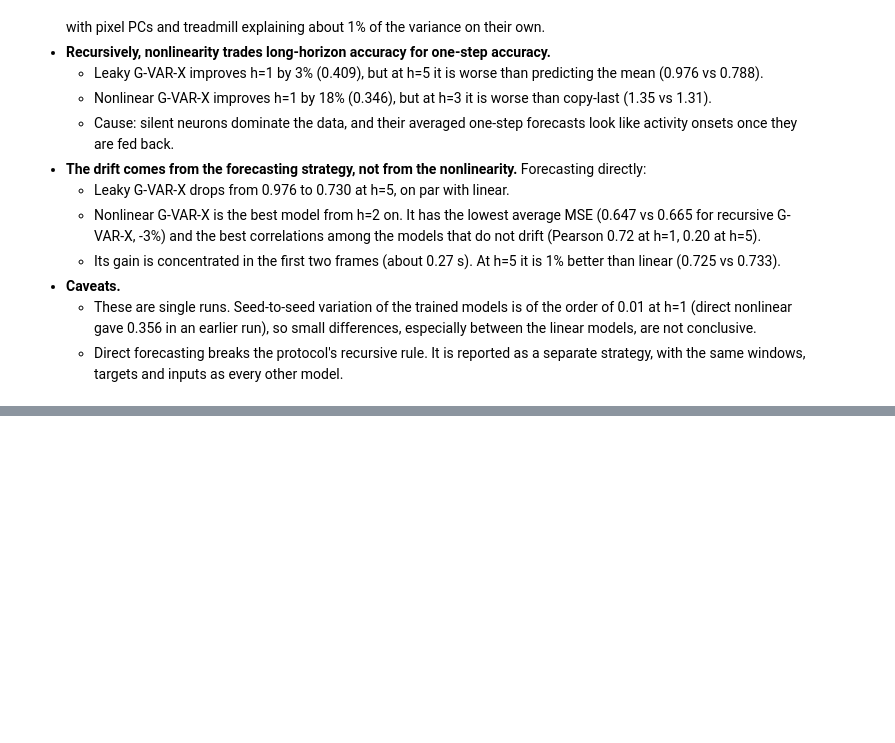
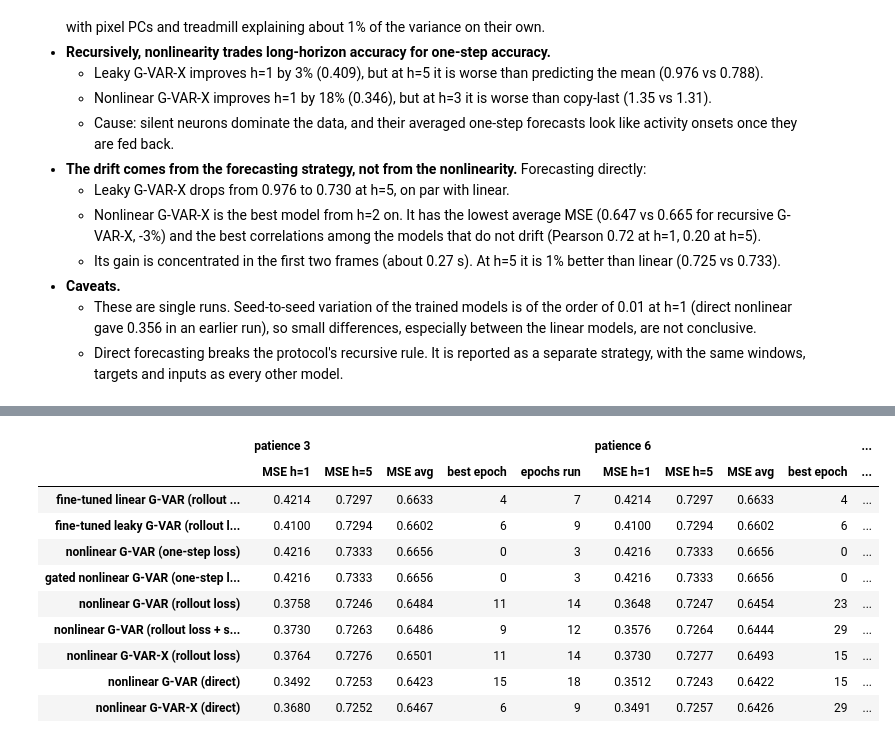
Before and after one commit to G00DCOD3R/Neural-Forecasting, a Jupyter notebook: models/GVAR/gvar_extensions.ipynb, the cells around one changed output, grey strips where cells are left out. Cells and saved outputs as stored; diff of their text form; code cells hidden in the pictures; blank space fills up the shorter version.

```diff
--- a/models/GVAR/gvar_extensions.ipynb
+++ b/models/GVAR/gvar_extensions.ipynb
@@ -313,0 +334,46 @@ Test MSE on `cave_proofread`, single run per model.
+# %%
+VARIANTS = {'fine-tuned linear G-VAR (rollout loss)': 'ft_rollout',
+            'fine-tuned leaky G-VAR (rollout loss)': 'leaky_ft_rollout',
+            'nonlinear G-VAR (one-step loss)': 'nl2', 'gated nonlinear G-VAR (one-step loss)': 'nl2_gated',
+            'nonlinear G-VAR (rollout loss)': 'nl2_rollout',
+            'nonlinear G-VAR (rollout loss + scheduled sampling)': 'nl2_rollout_ss5',
+            'nonlinear G-VAR-X (rollout loss)': 'nl2_rollout_v32_treadmill',
+            'nonlinear G-VAR (direct)': 'nl2_direct', 'nonlinear G-VAR-X (direct)': 'nl2_direct_v32_treadmill'}
+BUDGETS = (('patience 3', ''), ('patience 6', '_p6'))
+
+
+def saved(run_name):
+    path = RUNS_DIR / run_name / 'results.json'
+    if path.exists():
+        with open(path) as f:
+            return json.load(f)
+
+
+rows = {}
+for label, variant in VARIANTS.items():
+    rows[label] = {}
+    for budget, suffix in BUDGETS:
+        r = saved(f'cave_proofread_connectome_{variant}{suffix}')
+        if r is None:
+            continue
+        mse = r['test']['gvar']['mse']
+        rows[label] |= {(budget, 'MSE h=1'): mse[0], (budget, 'MSE h=5'): mse[4], (budget, 'MSE avg'): np.mean(mse),
+                        (budget, 'best epoch'): r['nonlinear']['best_epoch'],
+                        (budget, 'epochs run'): len(r['nonlinear']['history']) - 1}
+variants = pd.DataFrame(rows).T
+variants.columns = pd.MultiIndex.from_tuples(variants.columns)
+mse_cols = [c for c in variants.columns if c[1].startswith('MSE')]
+variants.style.format({c: '{:.4f}' for c in mse_cols} | {c: '{:.0f}' for c in variants.columns if c not in mse_cols}) \
+    .highlight_min(subset=mse_cols, color='#d7e6f8')
+# %% [output]
+|  | patience 3 |  |  |  |  | patience 6 |  |  |  | ... |
+|  | MSE h=1 | MSE h=5 | MSE avg | best epoch | epochs run | MSE h=1 | MSE h=5 | MSE avg | best epoch | ... |
+| fine-tuned linear G-VAR (rollout ... | 0.4214 | 0.7297 | 0.6633 | 4 | 7 | 0.4214 | 0.7297 | 0.6633 | 4 | ... |
+| fine-tuned leaky G-VAR (rollout l... | 0.4100 | 0.7294 | 0.6602 | 6 | 9 | 0.4100 | 0.7294 | 0.6602 | 6 | ... |
+| nonlinear G-VAR (one-step loss) | 0.4216 | 0.7333 | 0.6656 | 0 | 3 | 0.4216 | 0.7333 | 0.6656 | 0 | ... |
+| gated nonlinear G-VAR (one-step l... | 0.4216 | 0.7333 | 0.6656 | 0 | 3 | 0.4216 | 0.7333 | 0.6656 | 0 | ... |
+| nonlinear G-VAR (rollout loss) | 0.3758 | 0.7246 | 0.6484 | 11 | 14 | 0.3648 | 0.7247 | 0.6454 | 23 | ... |
+| nonlinear G-VAR (rollout loss + s... | 0.3730 | 0.7263 | 0.6486 | 9 | 12 | 0.3576 | 0.7264 | 0.6444 | 29 | ... |
+| nonlinear G-VAR-X (rollout loss) | 0.3764 | 0.7276 | 0.6501 | 11 | 14 | 0.3730 | 0.7277 | 0.6493 | 15 | ... |
+| nonlinear G-VAR (direct) | 0.3492 | 0.7253 | 0.6423 | 15 | 18 | 0.3512 | 0.7243 | 0.6422 | 15 | ... |
+| nonlinear G-VAR-X (direct) | 0.3680 | 0.7252 | 0.6467 | 6 | 9 | 0.3491 | 0.7257 | 0.6426 | 29 | ... |
```
Also changed, not shown: parts of 11 cells of this notebook, 2 other files.
